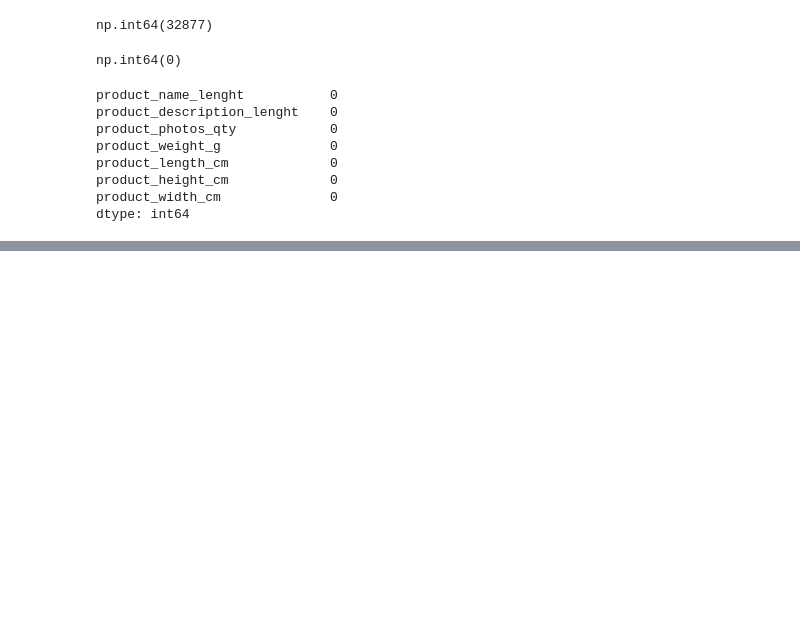
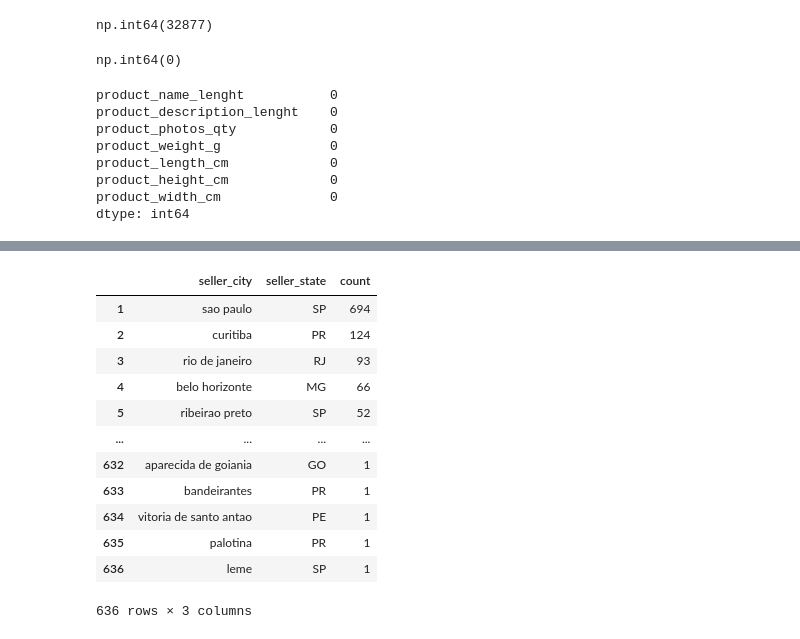
Before and after one commit to ErgysKorsita/ecommerce-batch-pipeline, a Jupyter notebook: notebooks/01_data_exploration.ipynb, the cells around one changed output, grey strips where cells are left out. Saved outputs shown, nothing was run; the diff lists cells and outputs as text; code cells hidden in the pictures; blank space fills up the shorter version.

Commit message:
Adding initial sellers EDA and documenting findings

```diff
--- a/notebooks/01_data_exploration.ipynb
+++ b/notebooks/01_data_exploration.ipynb
@@ -712,0 +715,2 @@ dtype: int64
+# %%
+df_sellers = pd.read_csv(csv_dict['olist_sellers_dataset'])
@@ -712,0 +803,20 @@ dtype: int64
+# %%
+seller_locations = df_sellers[["seller_city", "seller_state"]].value_counts().reset_index()
+
+seller_locations.index = seller_locations.index + 1
+
+display(seller_locations)
+# %% [output]
+|  | seller_city | seller_state | count |
+| 1 | sao paulo | SP | 694 |
+| 2 | curitiba | PR | 124 |
+| 3 | rio de janeiro | RJ | 93 |
+| 4 | belo horizonte | MG | 66 |
+| 5 | ribeirao preto | SP | 52 |
+| ... | ... | ... | ... |
+| 632 | aparecida de goiania | GO | 1 |
+| 633 | bandeirantes | PR | 1 |
+| 634 | vitoria de santo antao | PE | 1 |
+| 635 | palotina | PR | 1 |
+| 636 | leme | SP | 1 |
+636 rows × 3 columns
```
Also changed, not shown: parts of 12 cells of this notebook, 1 other file.
